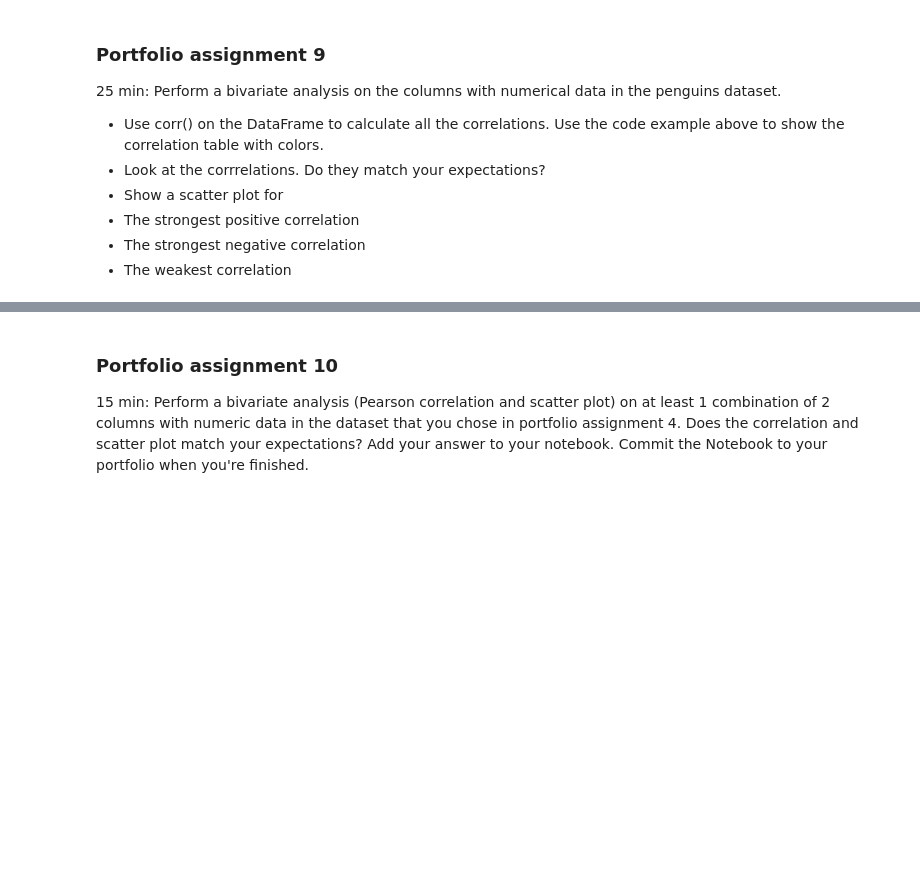
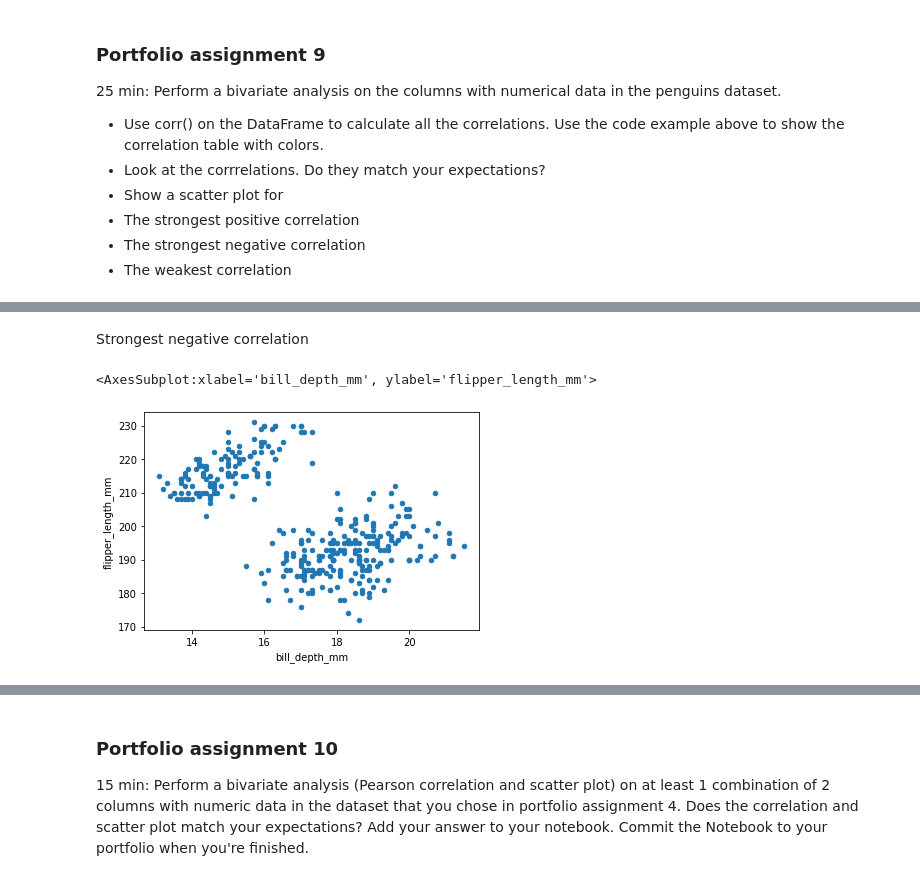
Before and after one commit to NoahKeijzer/DataSciencePortfolio, a Jupyter notebook: Bivariate analysis.ipynb, the cells around one changed output, grey strips where cells are left out. Drawn from its saved outputs; the diff is of its cells as text; code cells hidden in the pictures; blank space fills up the shorter version.

```diff
--- a/Bivariate analysis.ipynb
+++ b/Bivariate analysis.ipynb
@@ -153,0 +162,7 @@ penguins.head()
+# %% [markdown]
+Strongest negative correlation
+# %%
+penguins.plot(kind='scatter', x='bill_depth_mm', y='flipper_length_mm')
+# %% [output]
+<AxesSubplot:xlabel='bill_depth_mm', ylabel='flipper_length_mm'>
+[figure, added]
```
Also changed, not shown: parts of 15 cells of this notebook, 1 other file.
